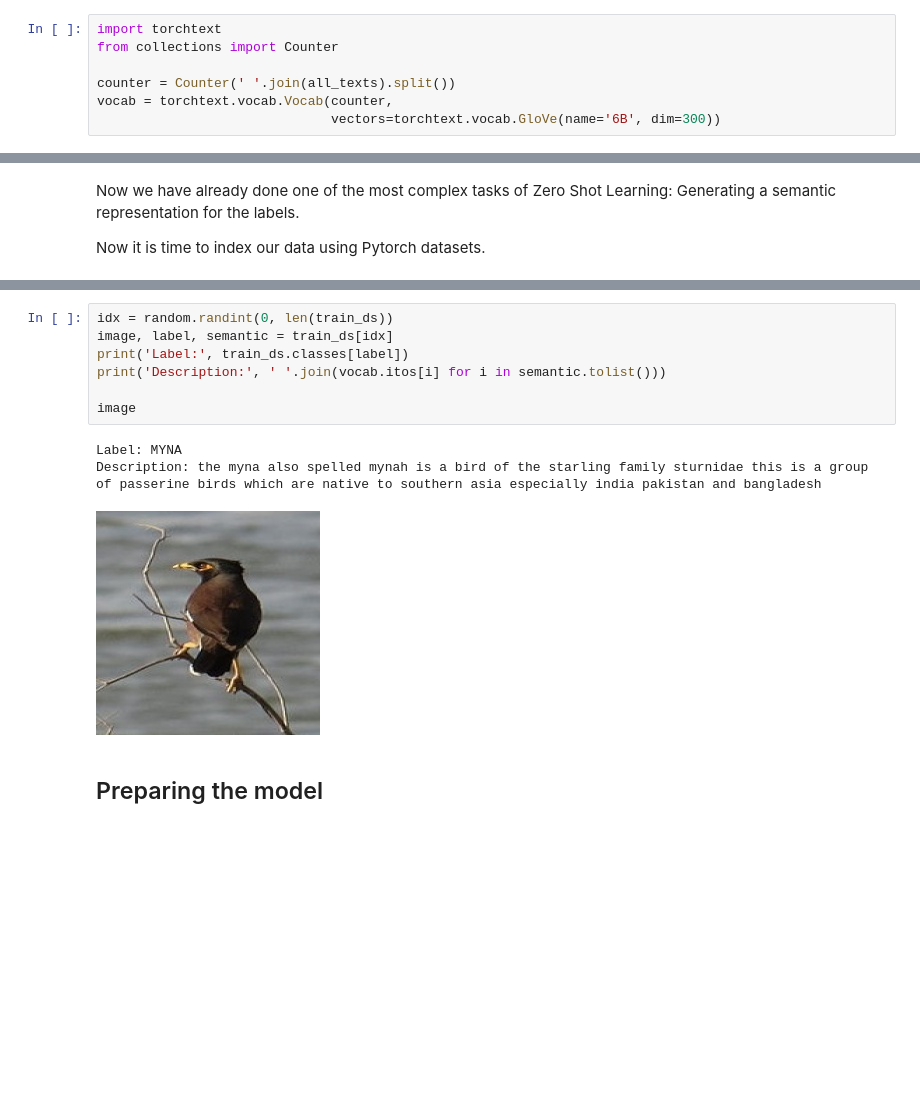
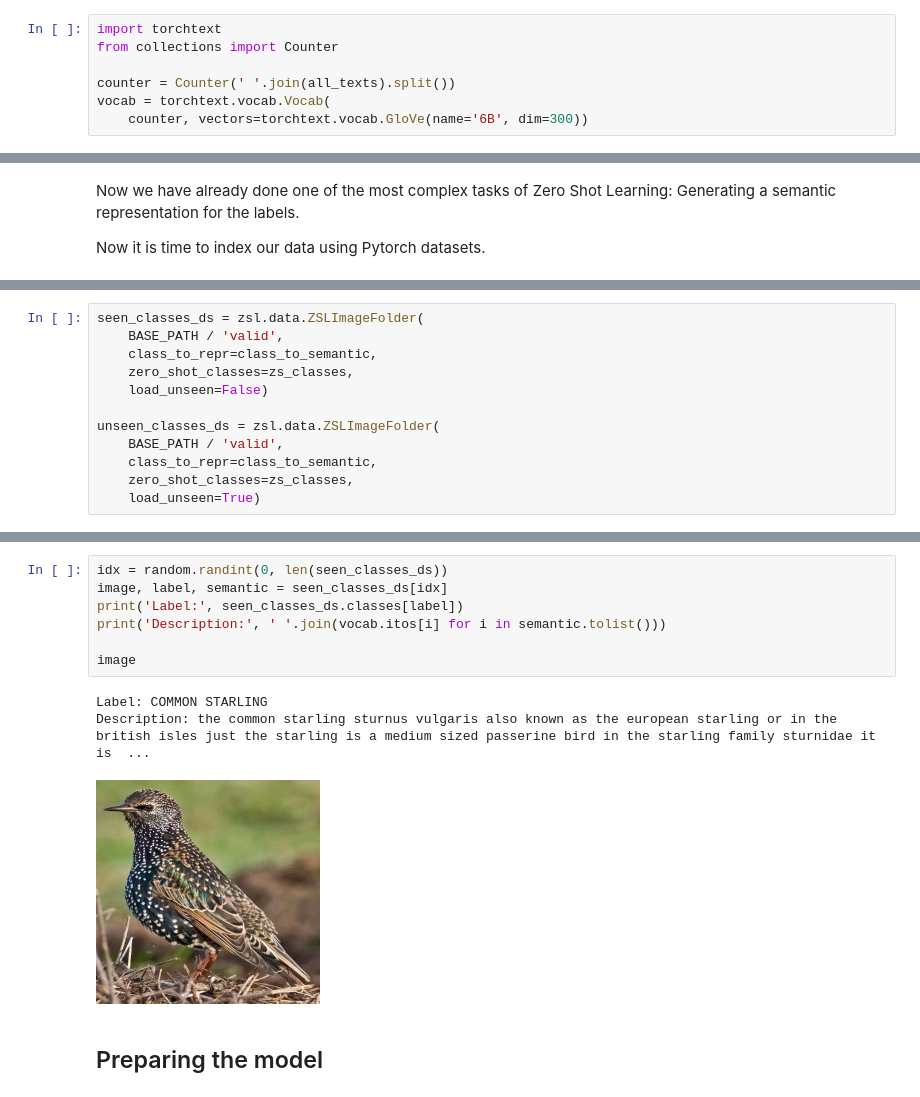
Before and after one commit to Guillem96/zsl-pytorch, a Jupyter notebook: examples/birds.ipynb, the cells around one changed output, grey strips where cells are left out. Cells and saved outputs as stored; diff of their text form; blank space fills up the shorter version.

```diff
--- a/examples/birds.ipynb
+++ b/examples/birds.ipynb
@@ -119,8 +118,8 @@ import torchtext
 from collections import Counter
 
 counter = Counter(' '.join(all_texts).split())
-vocab = torchtext.vocab.Vocab(counter,
-                              vectors=torchtext.vocab.GloVe(name='6B', dim=300))
+vocab = torchtext.vocab.Vocab(
+    counter, vectors=torchtext.vocab.GloVe(name='6B', dim=300))
 # %% [markdown]
 Now that our vocabulary is ready, we can see the semantic representation of any word.
 
@@ -180,0 +174,12 @@ train_ds = zsl.data.ZSLImageFolder(
+# %%
+seen_classes_ds = zsl.data.ZSLImageFolder(
+    BASE_PATH / 'valid',
+    class_to_repr=class_to_semantic,
+    zero_shot_classes=zs_classes,
+    load_unseen=False)
+
+unseen_classes_ds = zsl.data.ZSLImageFolder(
+    BASE_PATH / 'valid',
+    class_to_repr=class_to_semantic,
+    zero_shot_classes=zs_classes,
+    load_unseen=True)
@@ -181,14 +215,14 @@ train_ds = zsl.data.ZSLImageFolder(
 # %%
-idx = random.randint(0, len(train_ds))
-image, label, semantic = train_ds[idx]
-print('Label:', train_ds.classes[label])
+idx = random.randint(0, len(seen_classes_ds))
+image, label, semantic = seen_classes_ds[idx]
+print('Label:', seen_classes_ds.classes[label])
 print('Description:', ' '.join(vocab.itos[i] for i in semantic.tolist()))
 
 image
 # %% [output]
-Label: MYNA
-Description: the myna also spelled mynah is a bird of the starling family sturnidae this is a group of passerine birds which are native to southern asia especially india pakistan and bangladesh
+Label: COMMON STARLING
+Description: the common starling sturnus vulgaris also known as the european starling or in the british isles just the starling is a medium sized passerine bird in the starling family sturnidae it is  ...
-[figure, old version]
+[figure, new version]
 # %% [markdown]
 ## Preparing the model
 # %% [markdown]
```
Also changed, not shown: parts of 16 cells of this notebook.
